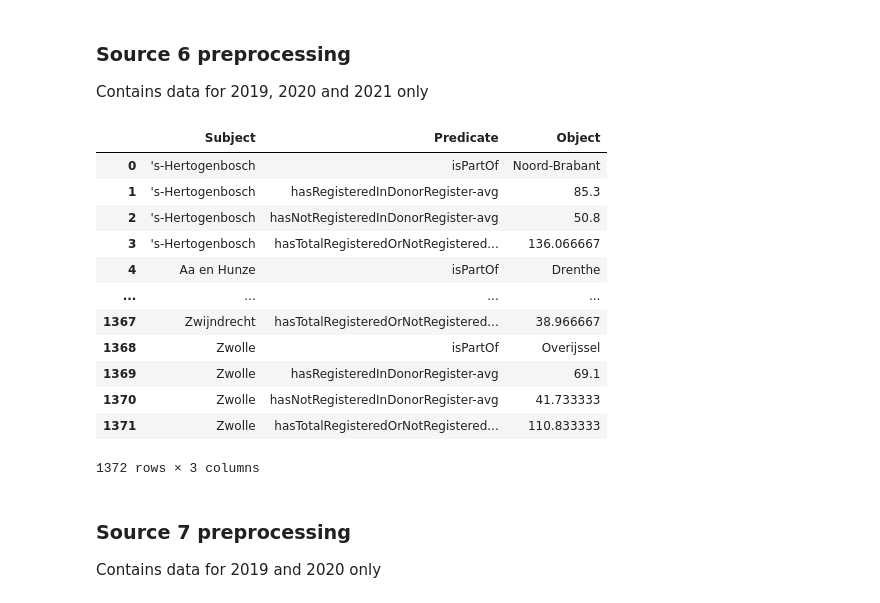
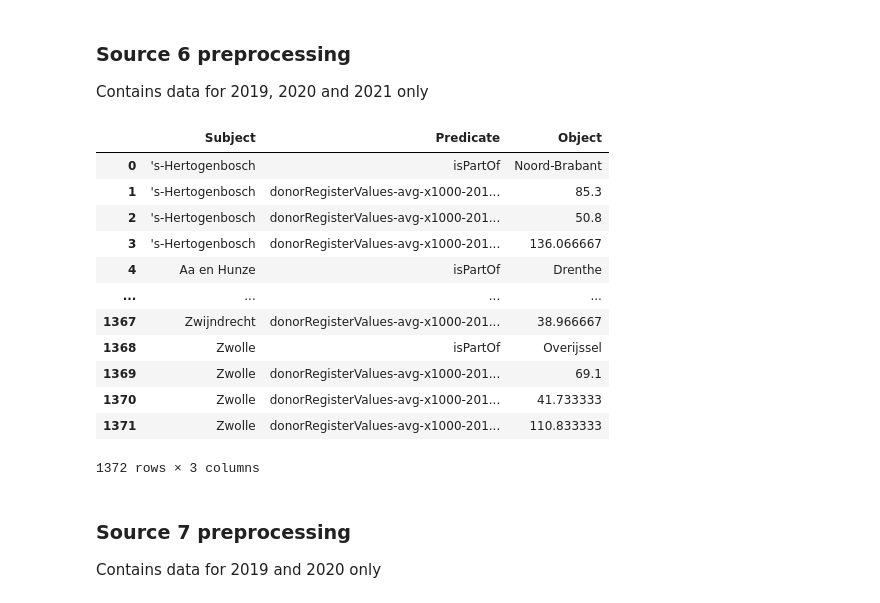
Before and after one commit to reikichan/2AMD20, a Jupyter notebook: preprocessing.ipynb, the cells around one changed output. Saved outputs shown, nothing was run; the diff lists cells and outputs as text; code cells hidden in the pictures.

```diff
--- a/preprocessing.ipynb
+++ b/preprocessing.ipynb
@@ -391,6 +391,7 @@ source_5["Perioden"] = source_5["Perioden"].str.replace("*","")
 # drop age, social columns
 source_5.drop("Leeftijd",inplace=True,axis=1)
 source_5.drop("Sociaaleconomische categorie",inplace=True,axis=1)
+source_5.drop("Perioden", inplace=True, axis=1)
 
 # inspect rows where province is null
 source_5[source_5["Regio's"].isnull()]
@@ -398,14 +399,30 @@ source_5[source_5["Regio's"].isnull()]
 # drop rows where province is nan
 source_5 = source_5[source_5["Regio's"].notnull()]
 
-# AVERAGE the years
-source_5 = source_5.groupby(["Beroepen en specialismen", "Regio's"]).mean().reset_index()
-
 # Renaming the columns, first col is considered to be of type subject and the others of type predicate
 source_5_wide_format = source_5.rename(columns={"Regio's":"Subject", "Beroepen en specialismen":"hasJobOrSpecialism", \
-    "Medisch geschoolden (aantal)":"hasNumberOfMedicalProfessionals-avg"})
+    "Medisch geschoolden (aantal)":"hasNumberOfMedicalProfessionals-2020"})
 # renaming string values to english
 source_5_wide_format = source_5_wide_format.replace({"Apotheker":"Pharmacist", "Basisarts":"Medical Doctor", \
     "Totaal BIG-geregistreerde beroepen":"Total BIG registered professions", "Ziekenhuisapotheker":"Hospital Pharmacist"})
-source_5_wide_format
+
+# subject predicate object format
+predicates = []
+specialisms = list(source_5_wide_format['hasJobOrSpecialism'].unique())
+s5_dict = {'Subject':[] , 'Predicate': [], 'Object': []}
+subjects = source_5_wide_format['Subject'].unique()
+
+for specialism in specialisms:
+    predicates.append('hasNumberOfMedicalProfessionals-2020'+',' + specialism)
+
+for subject in subjects:
+    for predicate in predicates:
+        s5_dict['Subject'].append(subject)
+        s5_dict['Predicate'].append(predicate)
+        intermediate = source_5_wide_format[source_5_wide_format['Subject']==subject]
+        value = intermediate[intermediate['hasJobOrSpecialism']==predicate.split(',')[1]]['hasNumberOfMedicalProfessionals-2020']
+        s5_dict['Object'].append(float(value))
+
+spo_5 = pd.DataFrame(data=s5_dict)
+spo_5
 # %% [output]
@@ -475,49 +492,51 @@ for column in columns_to_convert:
     merged_source_6[column] = pd.to_numeric(merged_source_6[column])
 
 # find the mean for for all years
 condition = merged_source_6.groupby(['Gemeentenaam', 'Provincienaam', 'Donorregistratie'])
 merged_source_6 = condition.mean('Donorregister, vastgelegde keuze (x 1 000)').reset_index()
 
 # Translate
-merged_source_6.columns = ['Municipality', 'isPartOf', 'donorRegistrationType', 'donorRegisterValues-avg-x1000']
-merged_source_6["donorRegistrationType"].replace({"Geregistreerd in donorregister": "hasRegisteredInDonorRegister-avg", "Niet geregistreerd in donorregister": "hasNotRegisteredInDonorRegister-avg", "Totaal wel of niet geregistreerd":"hasTotalRegisteredOrNotRegistered-avg"}, inplace=True)
+merged_source_6.columns = ['Municipality', 'isPartOf', 'donorRegistrationType-avg-2019Until2021', 'donorRegisterValues-avg-x1000-2019Until2021']
+merged_source_6["donorRegistrationType-avg-2019Until2021"].replace({"Geregistreerd in donorregister": "inDonorRegister", "Niet geregistreerd in donorregister": "notInDonorRegister", "Totaal wel of niet geregistreerd":"total"}, inplace=True)
 
 # subject-predicate-object format
 s6_dict = {'Subject':[] , 'Predicate': [], 'Object': []}
 
 subjects = merged_source_6['Municipality'].unique()
+
 predicates = [list(merged_source_6.columns)[1]]
-for item in list(merged_source_6['donorRegistrationType'].unique()):
-    predicates.append(item)
+types = list(merged_source_6['donorRegistrationType-avg-2019Until2021'].unique())
+
+for type in types:
+    predicates.append('donorRegisterValues-avg-x1000-2019Until2021'+','+ type)
 
 for subject in subjects:
     s6_dict['Subject'].append(subject)
     s6_dict['Predicate'].append(predicates[0])
     s6_dict['Object'].append(merged_source_6[merged_source_6['Municipality']==subject]['isPartOf'].unique()[0])
 
     for pedictate in predicates[1:]:
         s6_dict['Subject'].append(subject)
         s6_dict['Predicate'].append(pedictate)
         intermediate = merged_source_6[merged_source_6['Municipality']==subject]
-        value = intermediate[intermediate['donorRegistrationType']==pedictate]['donorRegisterValues-avg-x1000']
+        value = intermediate[intermediate['donorRegistrationType-avg-2019Until2021']==pedictate.split(',')[1]]['donorRegisterValues-avg-x1000-2019Until2021']
         s6_dict['Object'].append(float(value))
 
 spo_6 = pd.DataFrame(data=s6_dict)
-donor_ids = np.where(spo_6['Predicate']!='Province')
 spo_6
 # %% [output]
 |  | Subject | Predicate | Object |
 | 0 | 's-Hertogenbosch | isPartOf | Noord-Brabant |
-| 1 | 's-Hertogenbosch | hasRegisteredInDonorRegister-avg | 85.3 |
-| 2 | 's-Hertogenbosch | hasNotRegisteredInDonorRegister-avg | 50.8 |
-| 3 | 's-Hertogenbosch | hasTotalRegisteredOrNotRegistered... | 136.066667 |
+| 1 | 's-Hertogenbosch | donorRegisterValues-avg-x1000-201... | 85.3 |
+| 2 | 's-Hertogenbosch | donorRegisterValues-avg-x1000-201... | 50.8 |
+| 3 | 's-Hertogenbosch | donorRegisterValues-avg-x1000-201... | 136.066667 |
 | 4 | Aa en Hunze | isPartOf | Drenthe |
 | ... | ... | ... | ... |
-| 1367 | Zwijndrecht | hasTotalRegisteredOrNotRegistered... | 38.966667 |
+| 1367 | Zwijndrecht | donorRegisterValues-avg-x1000-201... | 38.966667 |
 | 1368 | Zwolle | isPartOf | Overijssel |
-| 1369 | Zwolle | hasRegisteredInDonorRegister-avg | 69.1 |
-| 1370 | Zwolle | hasNotRegisteredInDonorRegister-avg | 41.733333 |
-| 1371 | Zwolle | hasTotalRegisteredOrNotRegistered... | 110.833333 |
+| 1369 | Zwolle | donorRegisterValues-avg-x1000-201... | 69.1 |
+| 1370 | Zwolle | donorRegisterValues-avg-x1000-201... | 41.733333 |
+| 1371 | Zwolle | donorRegisterValues-avg-x1000-201... | 110.833333 |
 1372 rows × 3 columns
 # %% [markdown]
 ### Source 7 preprocessing
```
Also changed, not shown: parts of 17 cells of this notebook, 3 other files.
